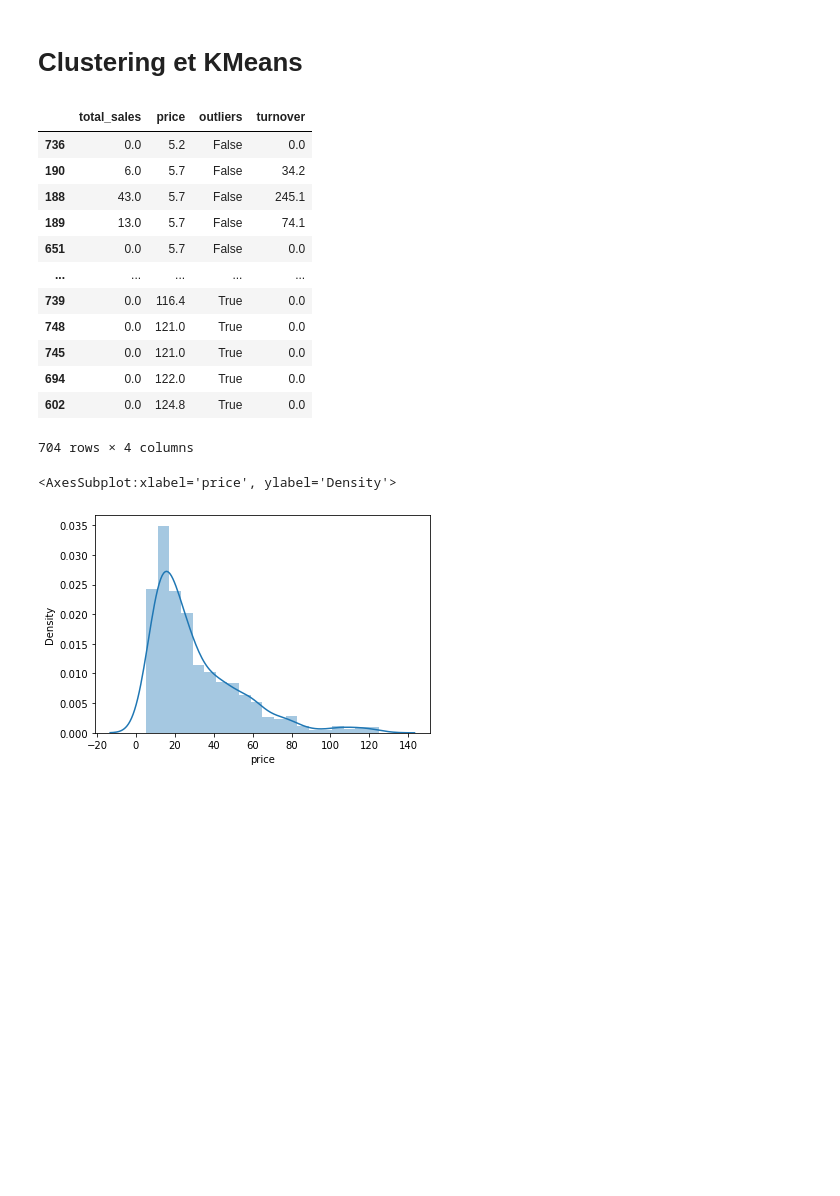
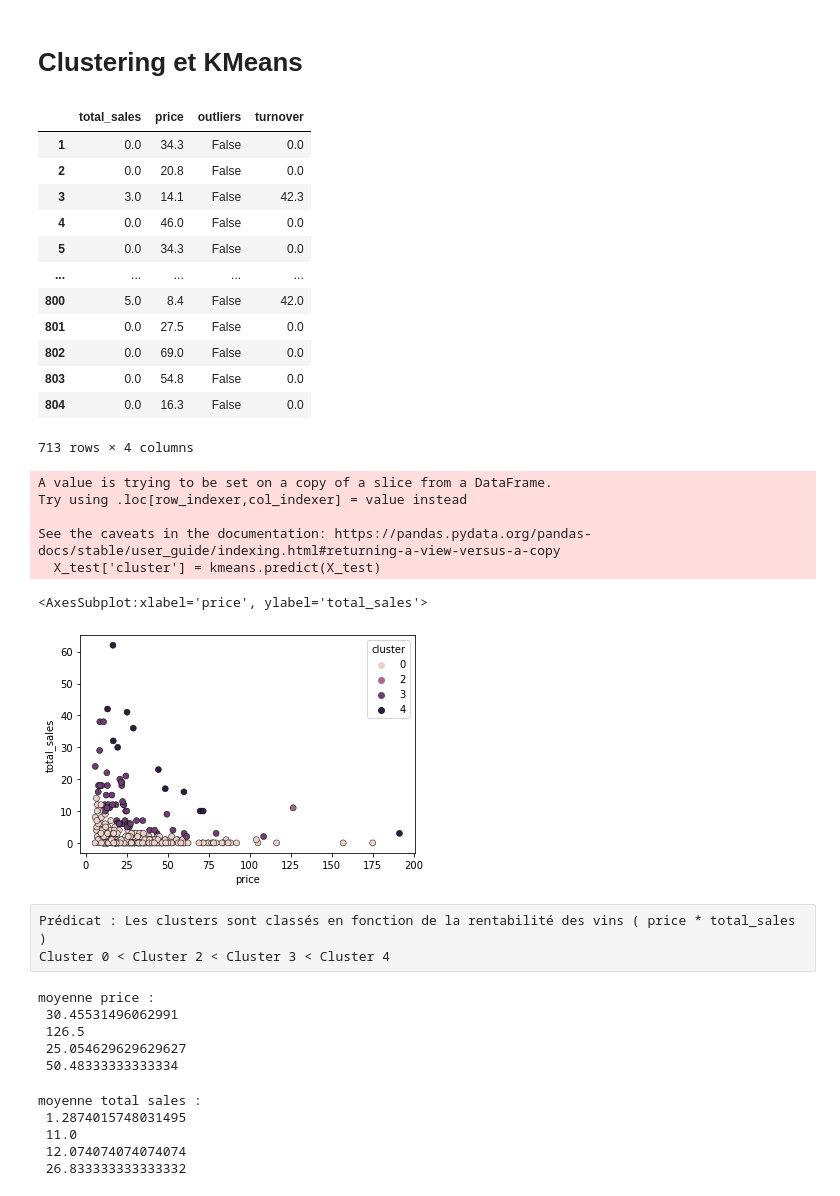
Before and after one commit to ErwanRochdi/Wine_spirit, a Jupyter notebook: Wine_spirit.ipynb, the cells around one changed output. Drawn from its saved outputs; the diff is of its cells as text; code cells hidden in the pictures; blank space fills up the shorter version.

Commit message:
avec kmeans

```diff
--- a/Wine_spirit.ipynb
+++ b/Wine_spirit.ipynb
@@ -206,27 +207,42 @@ sns.scatterplot(data=df_price_sales, x="price", y="turnover", hue='outliers')
 # %% [markdown]
 # Clustering et KMeans
 # %%
-df_price_sales = df_price_sales.sort_values(by='price')
+#df_price_sales = df_price_sales.sort_values(by='price')
 # %%
-df_price_sales = df_price_sales[:-9]
+#df_price_sales = df_price_sales[:-9]
 # %%
 df_price_sales
 # %% [output]
 |  | total_sales | price | outliers | turnover |
-| 736 | 0.0 | 5.2 | False | 0.0 |
-| 190 | 6.0 | 5.7 | False | 34.2 |
-| 188 | 43.0 | 5.7 | False | 245.1 |
-| 189 | 13.0 | 5.7 | False | 74.1 |
-| 651 | 0.0 | 5.7 | False | 0.0 |
+| 1 | 0.0 | 34.3 | False | 0.0 |
+| 2 | 0.0 | 20.8 | False | 0.0 |
+| 3 | 3.0 | 14.1 | False | 42.3 |
+| 4 | 0.0 | 46.0 | False | 0.0 |
+| 5 | 0.0 | 34.3 | False | 0.0 |
 | ... | ... | ... | ... | ... |
-| 739 | 0.0 | 116.4 | True | 0.0 |
-| 748 | 0.0 | 121.0 | True | 0.0 |
-| 745 | 0.0 | 121.0 | True | 0.0 |
-| 694 | 0.0 | 122.0 | True | 0.0 |
-| 602 | 0.0 | 124.8 | True | 0.0 |
+| 800 | 5.0 | 8.4 | False | 42.0 |
+| 801 | 0.0 | 27.5 | False | 0.0 |
+| 802 | 0.0 | 69.0 | False | 0.0 |
+| 803 | 0.0 | 54.8 | False | 0.0 |
+| 804 | 0.0 | 16.3 | False | 0.0 |
-704 rows × 4 columns
+713 rows × 4 columns
-# %%
-sns.distplot(df_price_sales['price'])
-# %% [output]
-<AxesSubplot:xlabel='price', ylabel='Density'>
-[figure, removed]
+# %%
+X = df_price_sales
+
+X_train, X_test = train_test_split(X, test_size=0.45, random_state=34)
+kmeans = KMeans(n_clusters=5, random_state=34).fit(X_train)
+X_test['cluster'] = kmeans.predict(X_test)
+# %% [output]
+A value is trying to be set on a copy of a slice from a DataFrame.
+Try using .loc[row_indexer,col_indexer] = value instead
+
+See the caveats in the documentation: https://pandas.pydata.org/pandas-docs/stable/user_guide/indexing.html#returning-a-view-versus-a-copy
+  X_test['cluster'] = kmeans.predict(X_test)
+# %%
+sns.scatterplot(data=X_test, x="price", y="total_sales", hue='cluster', edgecolor='black')
+# %% [output]
+<AxesSubplot:xlabel='price', ylabel='total_sales'>
+[figure, added]
+# %% [raw]
+Prédicat : Les clusters sont classés en fonction de la rentabilité des vins ( price * total_sales )
+Cluster 0 < Cluster 2 < Cluster 3 < Cluster 4
@@ -232,0 +254,26 @@ sns.distplot(df_price_sales['price'])
+# %%
+x0_pr = X_test_0['price'].mean()
+x2_pr = X_test_2['price'].mean()
+x3_pr = X_test_3['price'].mean()
+x4_pr = X_test_4['price'].mean()
+
+print('moyenne price :', '\n', x0_pr, '\n', x2_pr, '\n', x3_pr, '\n', x4_pr)
+# %% [output]
+moyenne price :
+ 30.45531496062991
+ 126.5
+ 25.054629629629627
+ 50.48333333333334
+# %%
+x0_ts = X_test_0['total_sales'].mean()
+x2_ts = X_test_2['total_sales'].mean()
+x3_ts = X_test_3['total_sales'].mean()
+x4_ts = X_test_4['total_sales'].mean()
+
+print('moyenne total sales :', '\n', x0_ts, '\n', x2_ts, '\n', x3_ts, '\n', x4_ts)
+# %% [output]
+moyenne total sales :
+ 1.2874015748031495
+ 11.0
+ 12.074074074074074
+ 26.833333333333332
```
Also changed, not shown: parts of 5 cells of this notebook, 1 other file.
